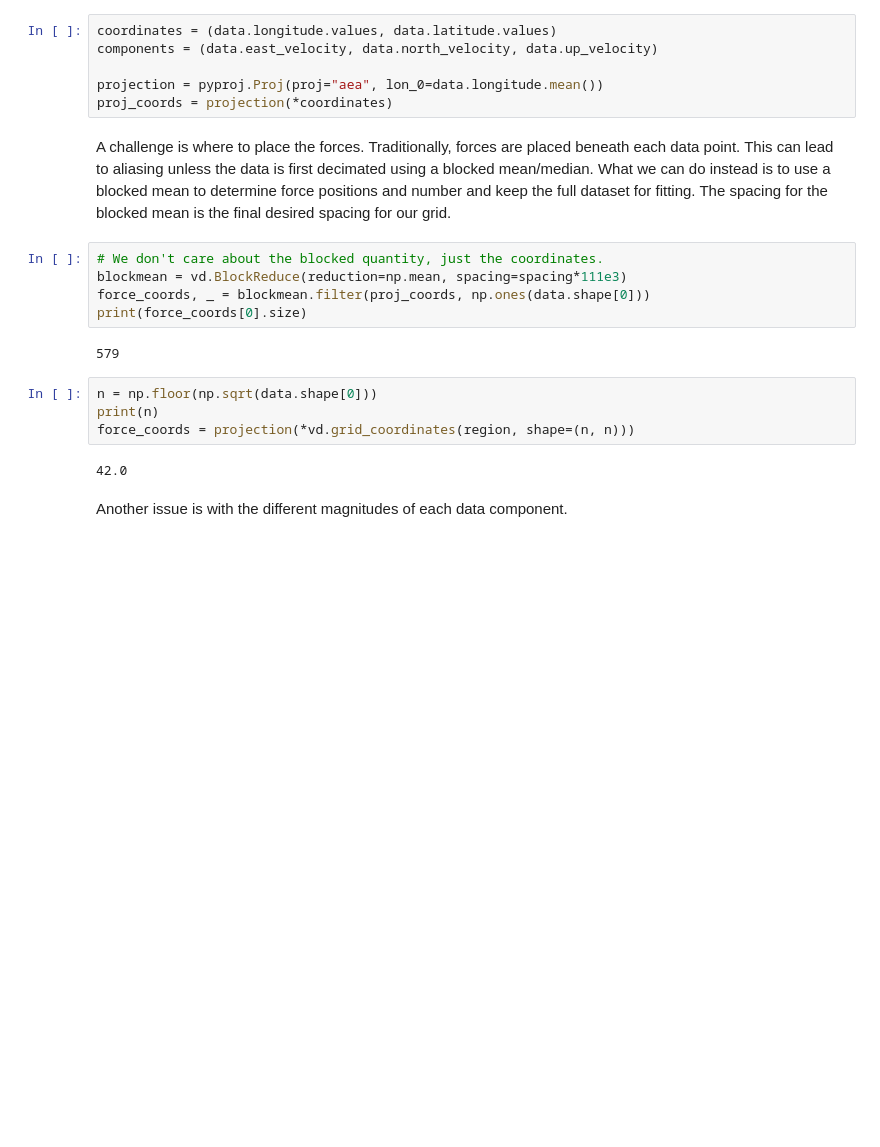
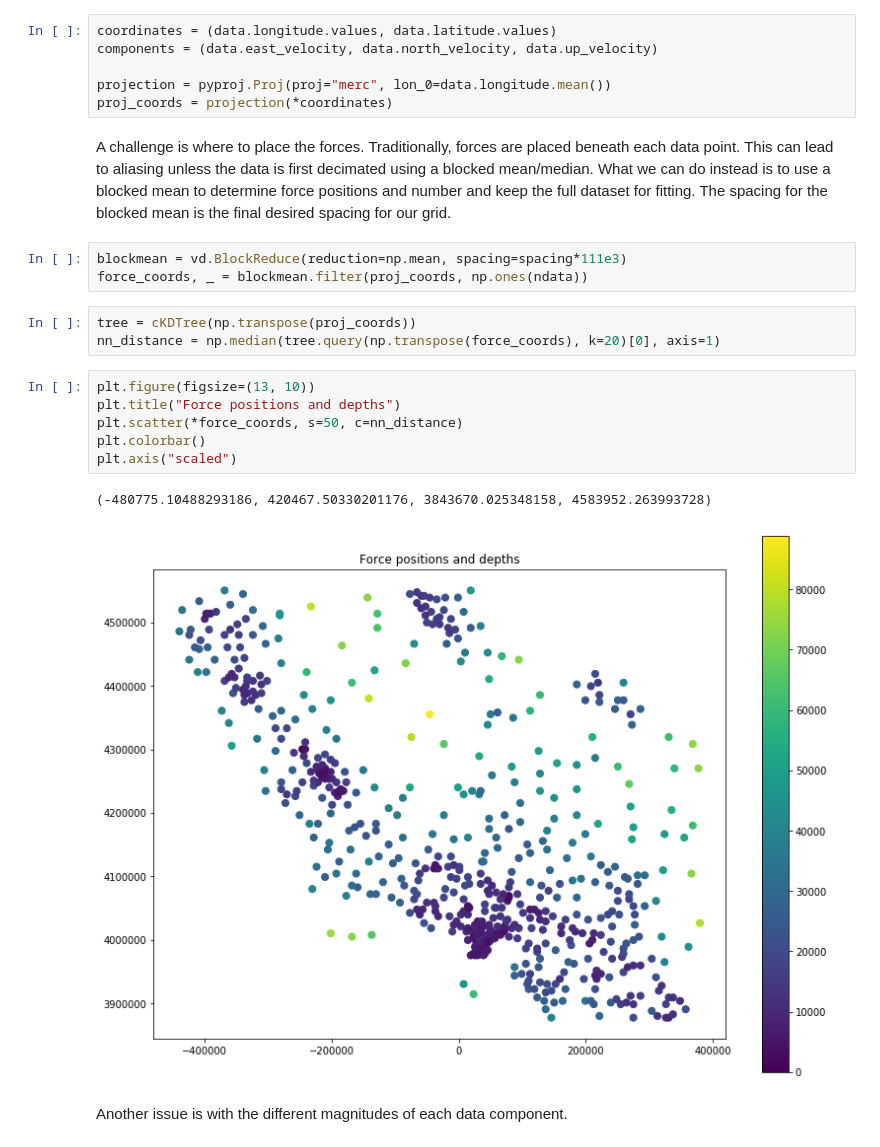
Before and after one commit to leouieda/agu2018, a Jupyter notebook: code/notebooks/synthetic.ipynb, the cells around one changed output. Cells and saved outputs as stored; diff of their text form; blank space fills up the shorter version.

```diff
--- a/code/notebooks/synthetic.ipynb
+++ b/code/notebooks/synthetic.ipynb
@@ -145,23 +147,25 @@ The gridder only operates on Cartesian data so we'll need to project the data co
 coordinates = (data.longitude.values, data.latitude.values)
 components = (data.east_velocity, data.north_velocity, data.up_velocity)
 
-projection = pyproj.Proj(proj="aea", lon_0=data.longitude.mean())
+projection = pyproj.Proj(proj="merc", lon_0=data.longitude.mean())
 proj_coords = projection(*coordinates)
 # %% [markdown]
 A challenge is where to place the forces. Traditionally, forces are placed beneath each data point. This can lead to aliasing unless the data is first decimated using a blocked mean/median. What we can do instead is to use a blocked mean to determine force positions and number and keep the full dataset for fitting. The spacing for the blocked mean is the final desired spacing for our grid.
 # %%
-# We don't care about the blocked quantity, just the coordinates.
 blockmean = vd.BlockReduce(reduction=np.mean, spacing=spacing*111e3)
-force_coords, _ = blockmean.filter(proj_coords, np.ones(data.shape[0]))
-print(force_coords[0].size)
+force_coords, _ = blockmean.filter(proj_coords, np.ones(ndata))
-# %% [output]
-579
-# %%
-n = np.floor(np.sqrt(data.shape[0]))
-print(n)
-force_coords = projection(*vd.grid_coordinates(region, shape=(n, n)))
-# %% [output]
-42.0
+# %%
+tree = cKDTree(np.transpose(proj_coords))
+nn_distance = np.median(tree.query(np.transpose(force_coords), k=20)[0], axis=1)
+# %%
+plt.figure(figsize=(13, 10))
+plt.title("Force positions and depths")
+plt.scatter(*force_coords, s=50, c=nn_distance)
+plt.colorbar()
+plt.axis("scaled")
+# %% [output]
+(-480775.10488293186, 420467.50330201176, 3843670.025348158, 4583952.263993728)
+[figure, added]
 # %% [markdown]
 Another issue is with the different magnitudes of each data component.
 # %%
```
Also changed, not shown: parts of 11 cells of this notebook, 2 other files.
